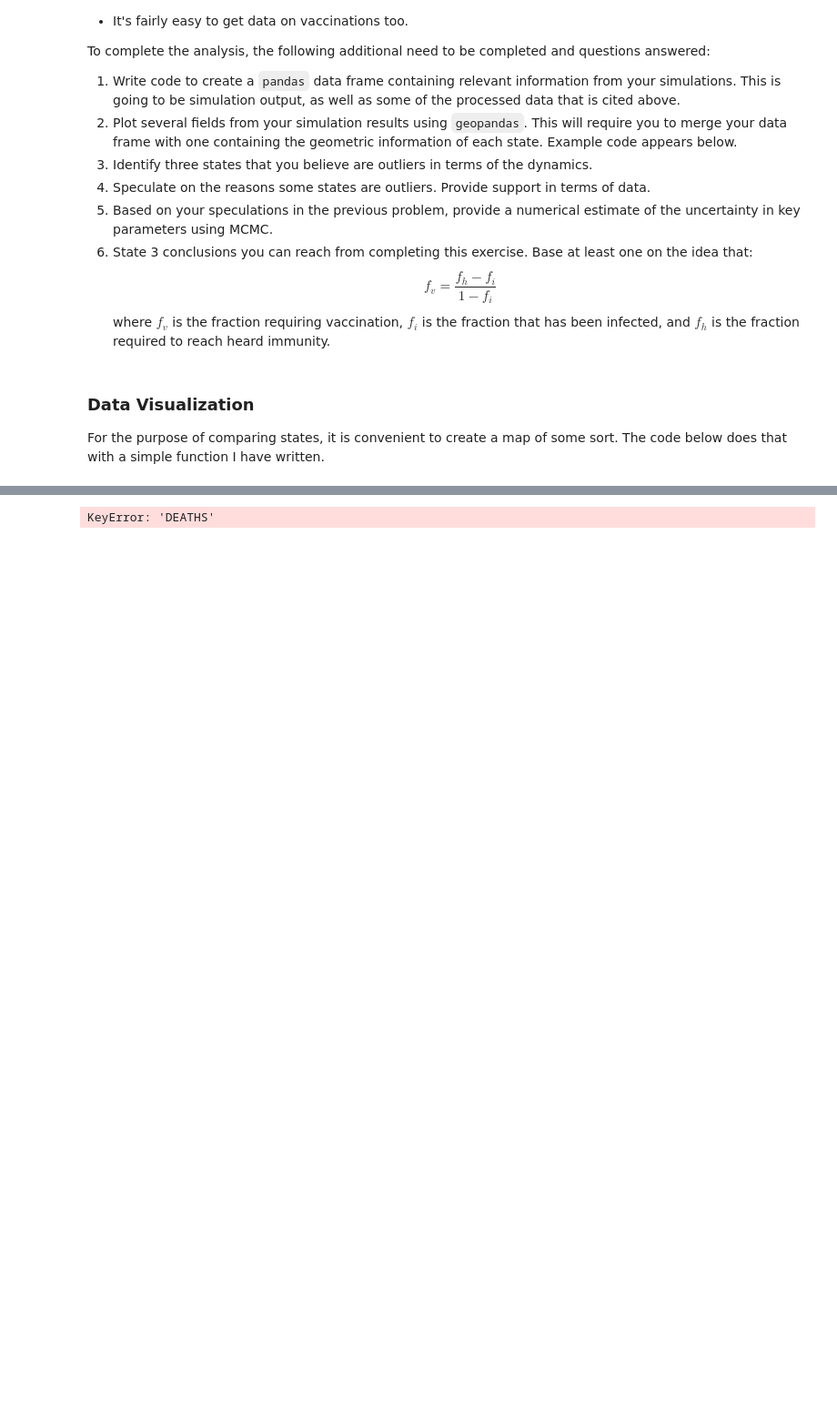
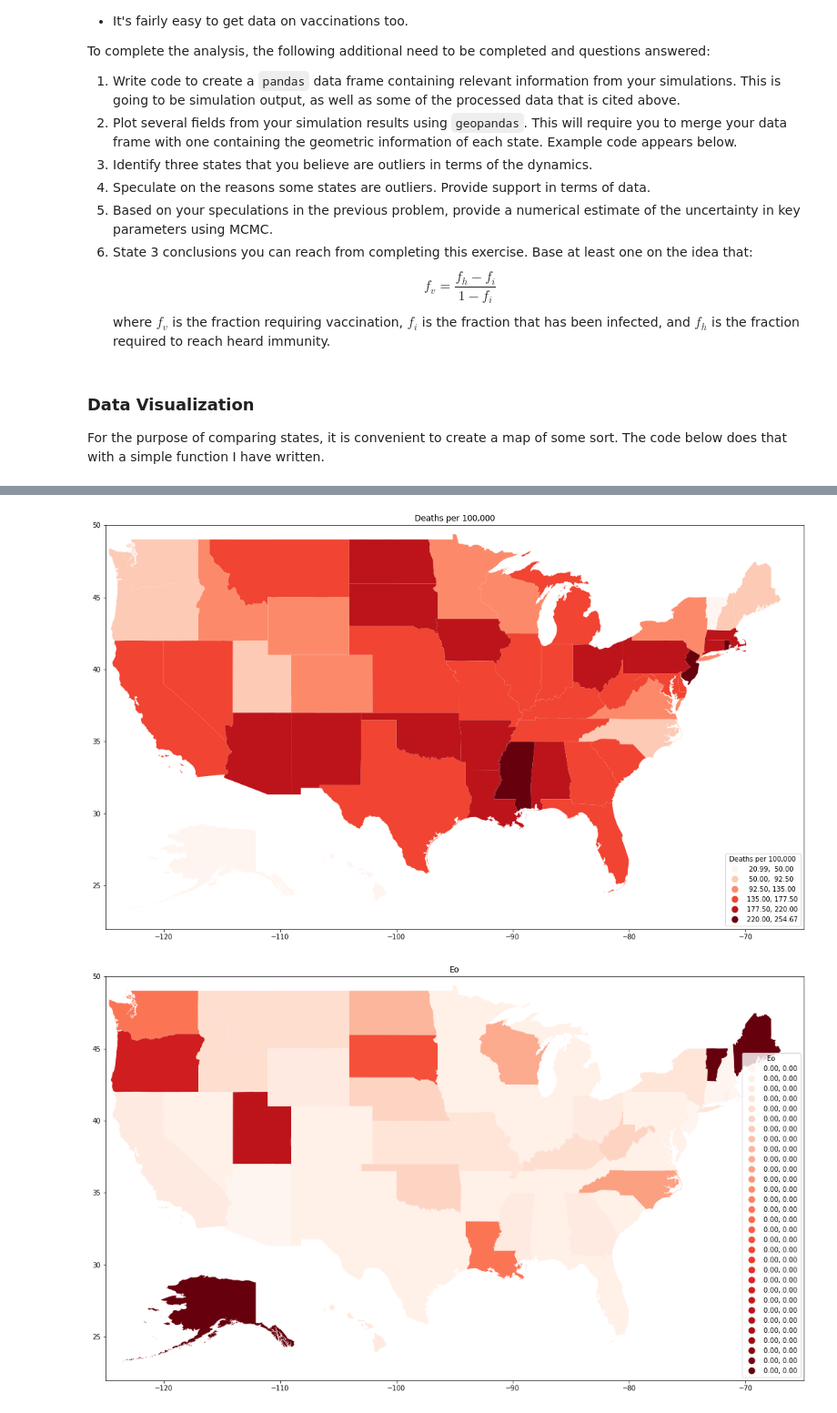
Before and after one commit to tjschweitzer/Sim_Modeling, a Jupyter notebook: covid/SEIR - Final Assignment.ipynb, the cells around one changed output, grey strips where cells are left out. Shown at 91% size. Saved outputs shown, nothing was run; the diff lists cells and outputs as text; code cells hidden in the pictures; blank space fills up the shorter version.

```diff
--- a/covid/SEIR - Final Assignment.ipynb
+++ b/covid/SEIR - Final Assignment.ipynb
@@ -37,7 +37,7 @@ import numpy as np
 
 # State boundary geometries
 states = geopandas.read_file("gz_2010_us_040_00_500k.json")
-data =  geopandas.read_file("gz_2010_us_040_00_500k.json")
+
 
 deaths = pd.read_pickle("death_file.pkl")
 data = pd.read_pickle("data_file.pkl")
@@ -56,8 +56,4 @@ states[m] = states[m].set_geometry(states[m].translate(54,5))
 # cd.index.rename("NAME",inplace=True)
 
 # Join geometry frame with my frame into combined data frame
-cdf = states.merge(cd,on="NAME")
-temp = pd.concat([cdf,deaths],    axis=0,
-    keys="NAME",
-    copy=True
-               )
+cdf = states.merge(data,on="NAME")
@@ -77,0 +60,2 @@ print(data)
+# %%
+cdf.set_index('Death_rate')
@@ -78,32 +81,35 @@ print(data)
 # %%
 
 def plot_field(df,name,bmin,bmax,nbins,colormap="viridis",percent=False):
     if percent:
         new_name = name + " (%)"
         df[new_name] = df[name] * 100
     else:
         new_name = name
 
     d_bins = np.linspace(bmin,bmax,nbins)
     cls_kwds = dict(bins=d_bins)
 
     # Plotting:
     fig,ax = plt.subplots(figsize=(15,10))
 
     df.plot(new_name,ax=ax,legend=True,\
                   cmap=colormap,scheme="User_Defined",\
             classification_kwds = cls_kwds,\
            legend_kwds = {'loc':'lower right',\
                          'title':new_name});
     plt.xlim([-125,-65])
     plt.ylim([22,50])
     plt.tight_layout()
     plt.title(new_name);
 
 # Example, lets' compare deaths to excess deaths. No model output, I don't want to spoil your surprise
 cdf["Deaths per 100,000"] = cdf["DEATHS"] / cdf["POPULATION"] * 100000
 plot_field(cdf,"Deaths per 100,000",50,220,5,colormap="Reds",percent=False)
-cdf["Excess Deaths per 100,000"] = cdf["Excess_Deaths"] / cdf["Population"] * 100000
-plot_field(cdf,"Excess Deaths per 100,000",50,220,5,colormap="Reds",percent=False)
+
+plot_field(cdf,"Eo",1E-8,1E-5,30,colormap="Reds",percent=False)
+cdf["EoPop"] = cdf["Eo"]* cdf["POPULATION"]
+plot_field(cdf,"EoPop",1,50,10,colormap="Reds",percent=False)
 # %% [output]
-KeyError: 'DEATHS'
+[figure, added]
+[figure, added]
```
Also changed, not shown: parts of 10 cells of this notebook, 8 other files.
